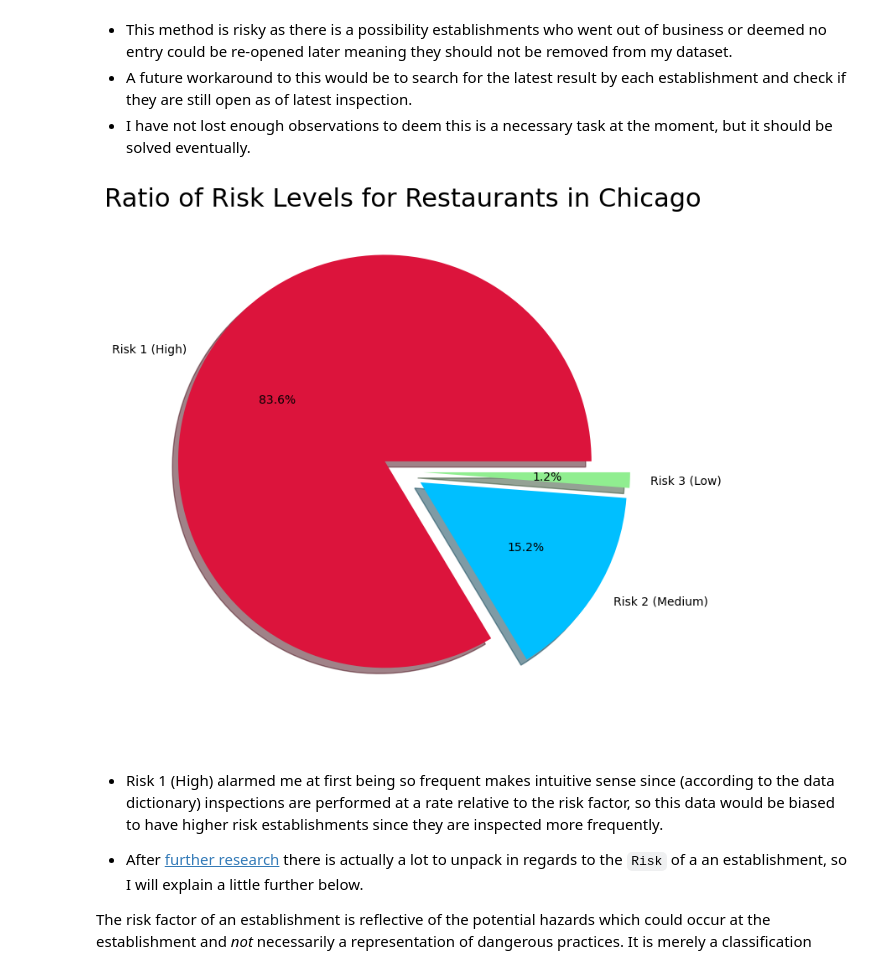
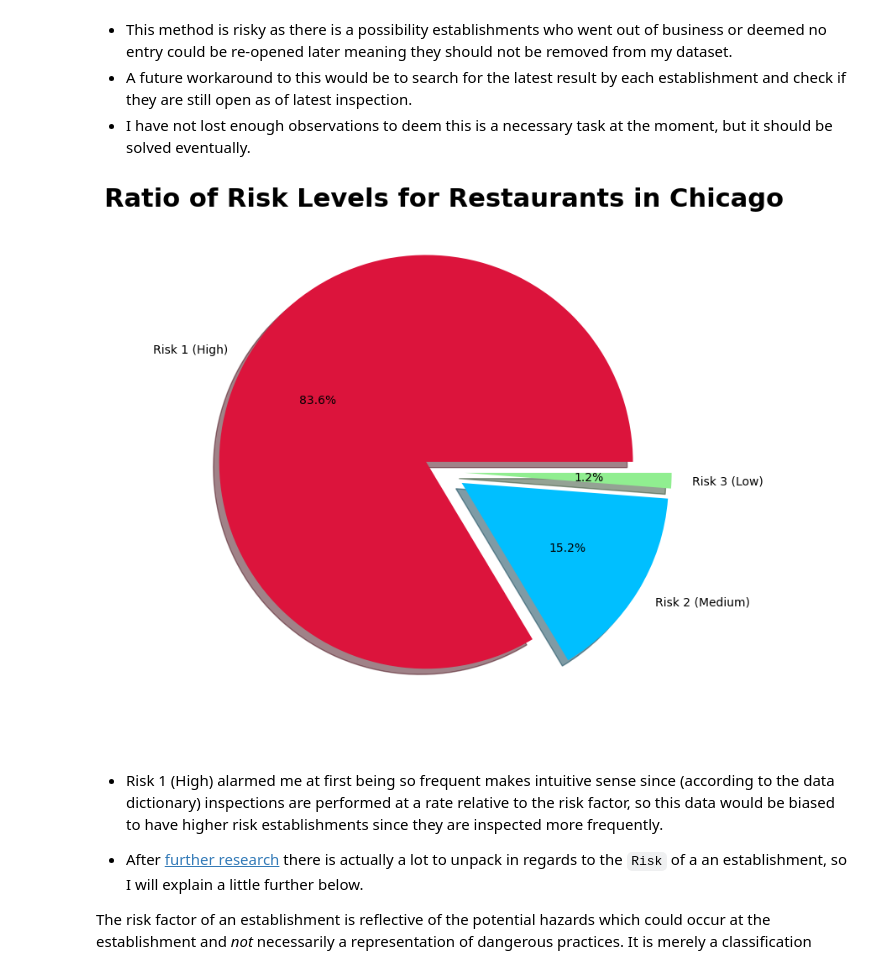
Before and after one commit to CharlesCro/food-inspections, a Jupyter notebook: code/notebooks/01_EDA.ipynb, the cells around one changed output. Drawn from its saved outputs; the diff is of its cells as text; code cells hidden in the pictures.

```diff
--- a/code/notebooks/01_EDA.ipynb
+++ b/code/notebooks/01_EDA.ipynb
@@ -287,22 +328,24 @@ chicago.shape
 # %%
 # Visualizing the 'risk' levels.
 risks = chicago['risk'].value_counts()
 
 plt.figure(figsize = (8, 8))
 
+# Pie chart in honour of Hank Butler.
 plt.pie(x = risks,
         labels = risks.index,
         autopct = '%1.1f%%',
         colors = ['crimson', 'deepskyblue', 'lightgreen'],
         explode = (0.1, 0.1, 0.1),
         shadow = True)
 
-plt.title('Ratio of Risk Levels for Restaurants in Chicago', fontsize = 22)
+plt.title('Ratio of Risk Levels for Restaurants in Chicago', fontsize = 22, fontweight = 'bold')
+
 
 # Save plot to images folder.
 plt.savefig('../../images/risk_levels.png');
 # %% [output]
-[figure, old version]
+[figure, new version]
 # %% [markdown]
 - Risk 1 (High) alarmed me at first being so frequent makes intuitive sense since (according to the data dictionary) inspections are performed at a rate relative to the risk factor, so this data would be biased to have higher risk establishments since they are inspected more frequently.
 
```
Also changed, not shown: parts of 6 cells of this notebook, 16 other files.
